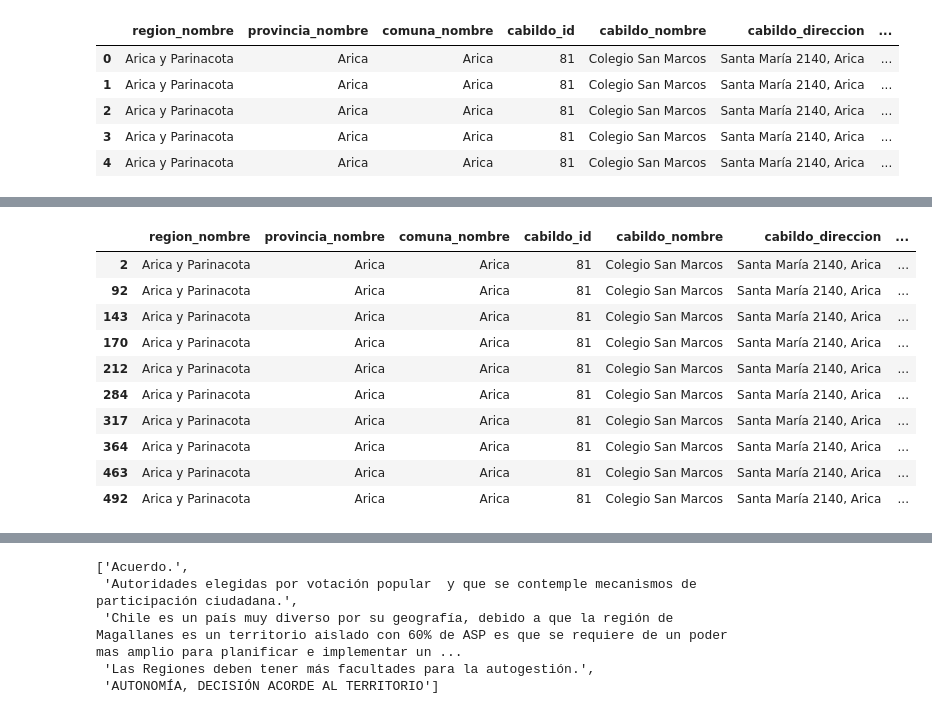
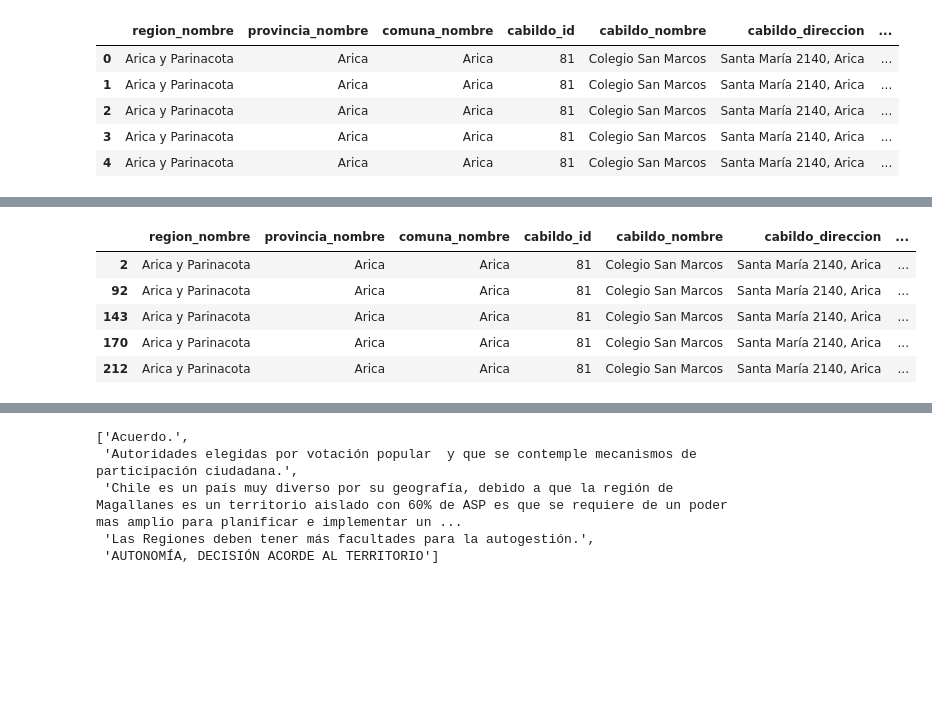
Before and after one commit to RiveraCamilo/mineria-texto-nlp, a Jupyter notebook: tarea1_camilo_rivera.ipynb, the cells around one changed output, grey strips where cells are left out. Drawn from its saved outputs; the diff is of its cells as text; code cells hidden in the pictures; blank space fills up the shorter version.

```diff
--- a/tarea1_camilo_rivera.ipynb
+++ b/tarea1_camilo_rivera.ipynb
@@ -102,16 +70,11 @@ concepto = 'Descentralización'  # Ejemplo, puedes cambiarlo
 df_concepto = cabildos[cabildos['concepto_nombre'] == concepto].copy()
 # %%
-df_concepto.head(10)
+df_concepto.head()
 # %% [output]
 |  | region_nombre | provincia_nombre | comuna_nombre | cabildo_id | cabildo_nombre | cabildo_direccion | ... |
 | 2 | Arica y Parinacota | Arica | Arica | 81 | Colegio San Marcos | Santa María 2140, Arica | ... |
 | 92 | Arica y Parinacota | Arica | Arica | 81 | Colegio San Marcos | Santa María 2140, Arica | ... |
 | 143 | Arica y Parinacota | Arica | Arica | 81 | Colegio San Marcos | Santa María 2140, Arica | ... |
 | 170 | Arica y Parinacota | Arica | Arica | 81 | Colegio San Marcos | Santa María 2140, Arica | ... |
 | 212 | Arica y Parinacota | Arica | Arica | 81 | Colegio San Marcos | Santa María 2140, Arica | ... |
-| 284 | Arica y Parinacota | Arica | Arica | 81 | Colegio San Marcos | Santa María 2140, Arica | ... |
-| 317 | Arica y Parinacota | Arica | Arica | 81 | Colegio San Marcos | Santa María 2140, Arica | ... |
-| 364 | Arica y Parinacota | Arica | Arica | 81 | Colegio San Marcos | Santa María 2140, Arica | ... |
-| 463 | Arica y Parinacota | Arica | Arica | 81 | Colegio San Marcos | Santa María 2140, Arica | ... |
-| 492 | Arica y Parinacota | Arica | Arica | 81 | Colegio San Marcos | Santa María 2140, Arica | ... |
 # %%
```
Also changed, not shown: parts of 39 cells of this notebook.
